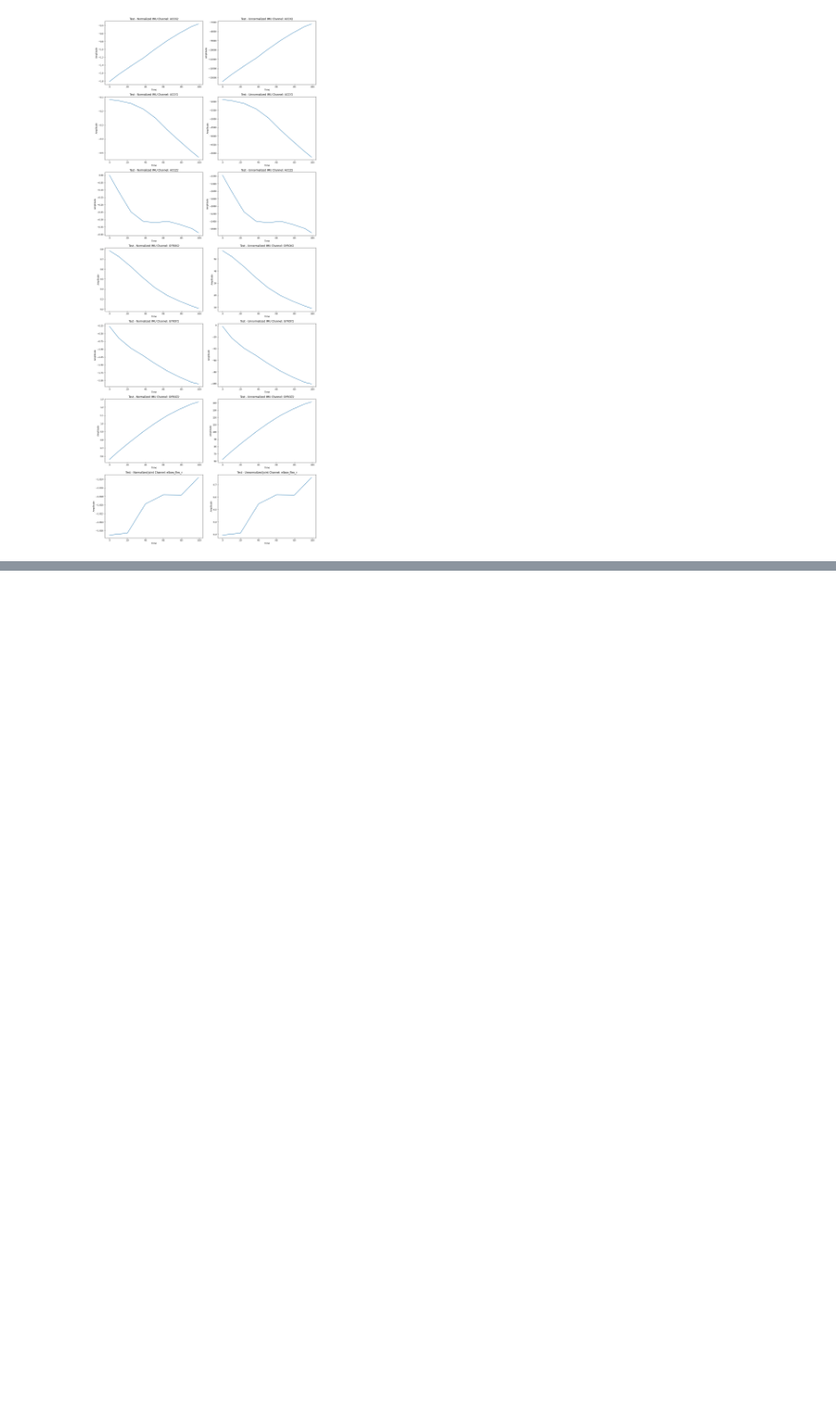
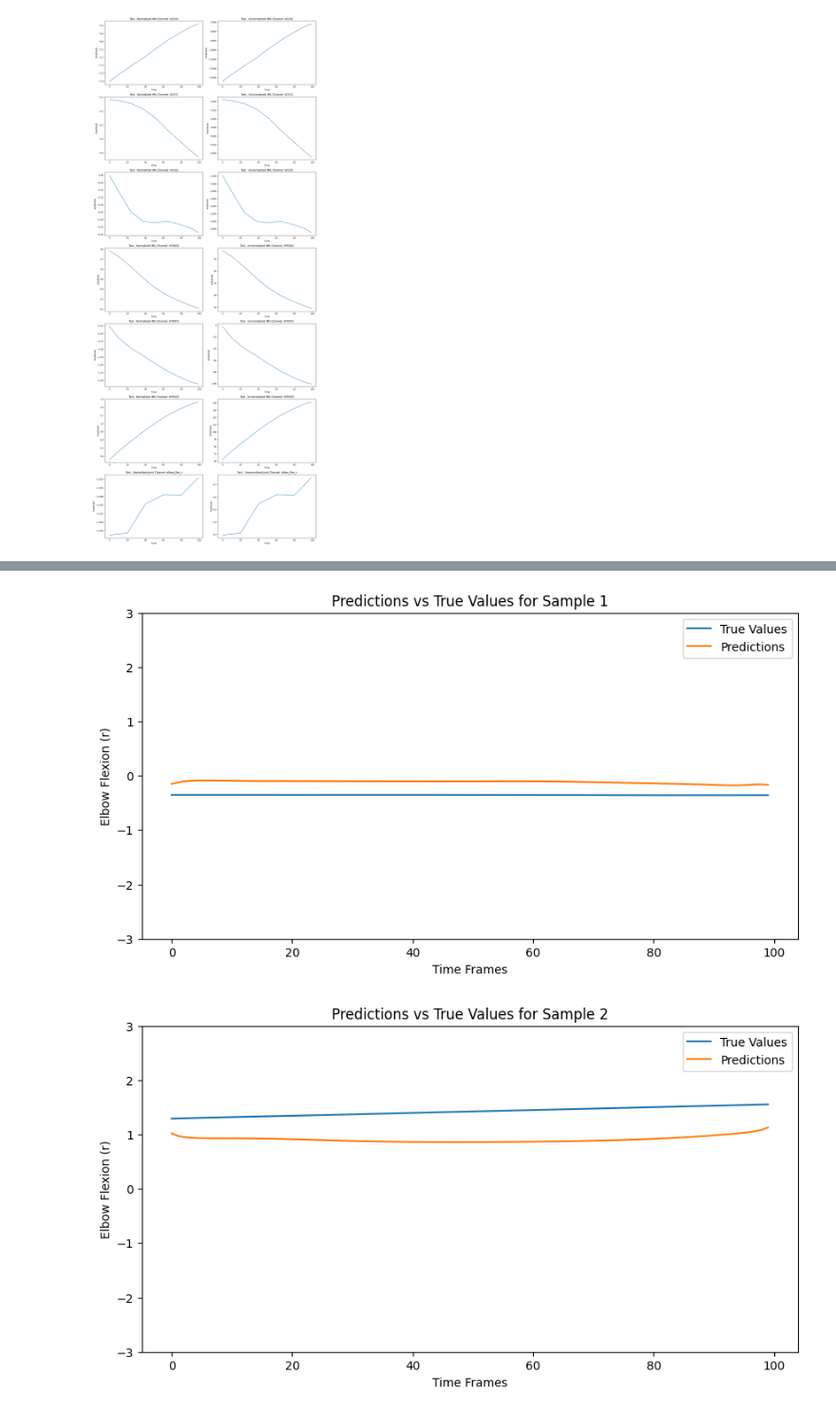
Before and after one commit to stevenc15/SD1-project, a Jupyter notebook: ml/examples/kin_light .ipynb, the cells around one changed output, grey strips where cells are left out. Shown at 95% size. Cells and saved outputs as stored; diff of their text form; code cells hidden in the pictures; blank space fills up the shorter version.

```diff
--- a/ml/examples/kin_light .ipynb
+++ b/ml/examples/kin_light .ipynb
@@ -304,0 +400,21 @@ Test Loss: 1.0942
+# %%
+# Plot individual graphs for each prediction and target
+num_graphs = 10
+for i in range(num_graphs):
+    plt.figure(figsize=(10, 5))
+    plt.plot(all_targets[i], label='True Values')
+    plt.plot(all_predictions[i], label='Predictions')
+    plt.xlabel('Time Frames')
+    plt.ylabel('Elbow Flexion (r)')
+    plt.legend()
+    plt.title(f'Predictions vs True Values for Sample {i+1}')
+
+    #set limits for y axis
+    plt.ylim(-3,3)
+
+
+
+    plt.show()
+# %% [output]
+[figure, added]
+[figure, added]
```
Also changed, not shown: parts of 6 cells of this notebook, 1 other file.
